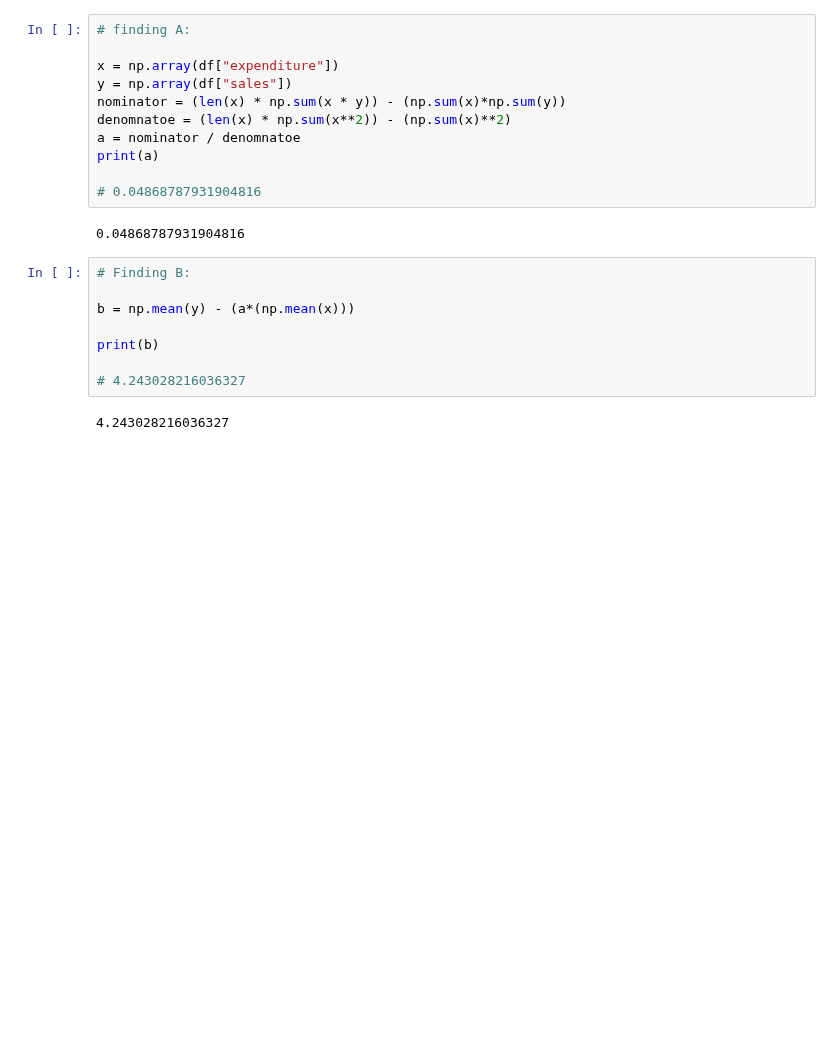
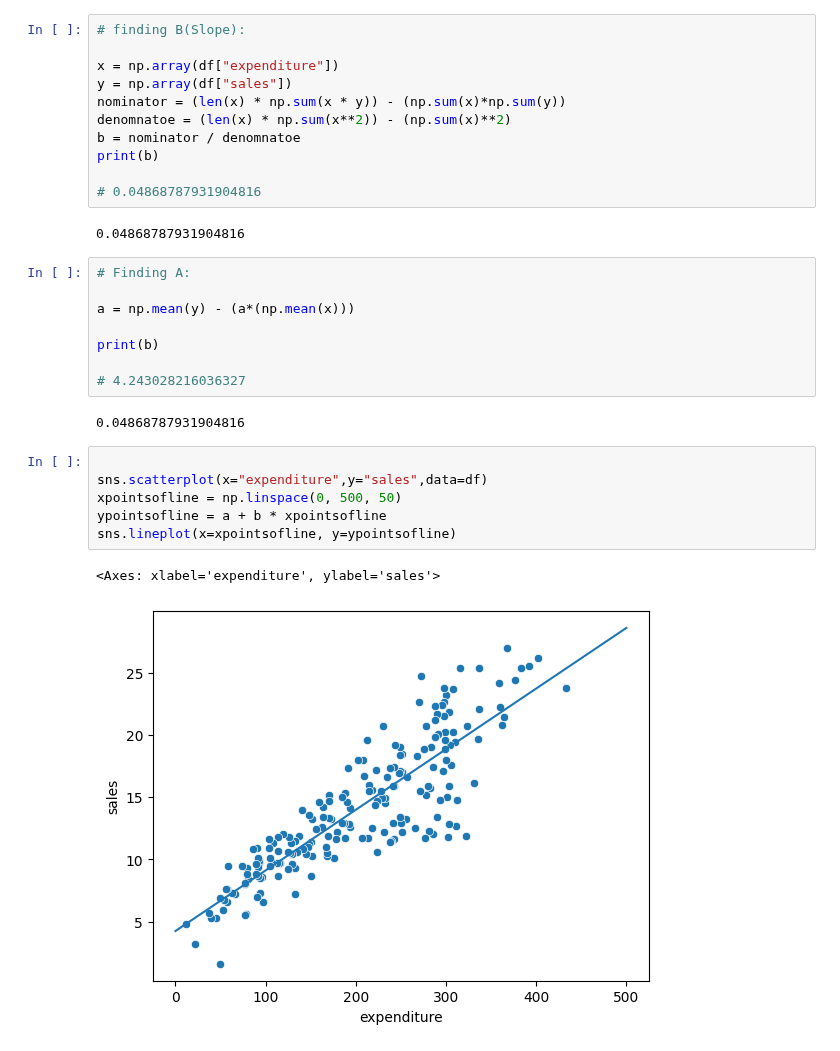
Before and after one commit to Haseebi-khan/MachineLearning, a Jupyter notebook: machinelearning2_practice.ipynb, the cells around one changed output. Saved outputs shown, nothing was run; the diff lists cells and outputs as text; blank space fills up the shorter version.

Commit message:
Ads Expenditure vs Sales Prediction.
Signed-off-by: haseeb khan <haseebkhanbettani@gmail.com>

```diff
--- a/machinelearning2_practice.ipynb
+++ b/machinelearning2_practice.ipynb
@@ -133,25 +133,34 @@ plt.scatter(x=df["expenditure"], y=df["sales"])
 # %% [markdown]
 **Learning formula: y = a + bx + e(i)**
 # %%
-# finding A:
+# finding B(Slope):
 
 x = np.array(df["expenditure"])
 y = np.array(df["sales"])
 nominator = (len(x) * np.sum(x * y)) - (np.sum(x)*np.sum(y))
 denomnatoe = (len(x) * np.sum(x**2)) - (np.sum(x)**2)
-a = nominator / denomnatoe
-print(a)
+b = nominator / denomnatoe
+print(b)
 
 # 0.04868787931904816
 # %% [output]
 0.04868787931904816
 # %%
-# Finding B:
+# Finding A:
 
-b = np.mean(y) - (a*(np.mean(x)))
+a = np.mean(y) - (a*(np.mean(x)))
 
 print(b)
 
 # 4.243028216036327
 # %% [output]
-4.243028216036327
+0.04868787931904816
+# %%
+
+sns.scatterplot(x="expenditure",y="sales",data=df)
+xpointsofline = np.linspace(0, 500, 50)
+ypointsofline = a + b * xpointsofline
+sns.lineplot(x=xpointsofline, y=ypointsofline)
+# %% [output]
+<Axes: xlabel='expenditure', ylabel='sales'>
+[figure, added]
```
Also changed, not shown: parts of 4 cells of this notebook.
